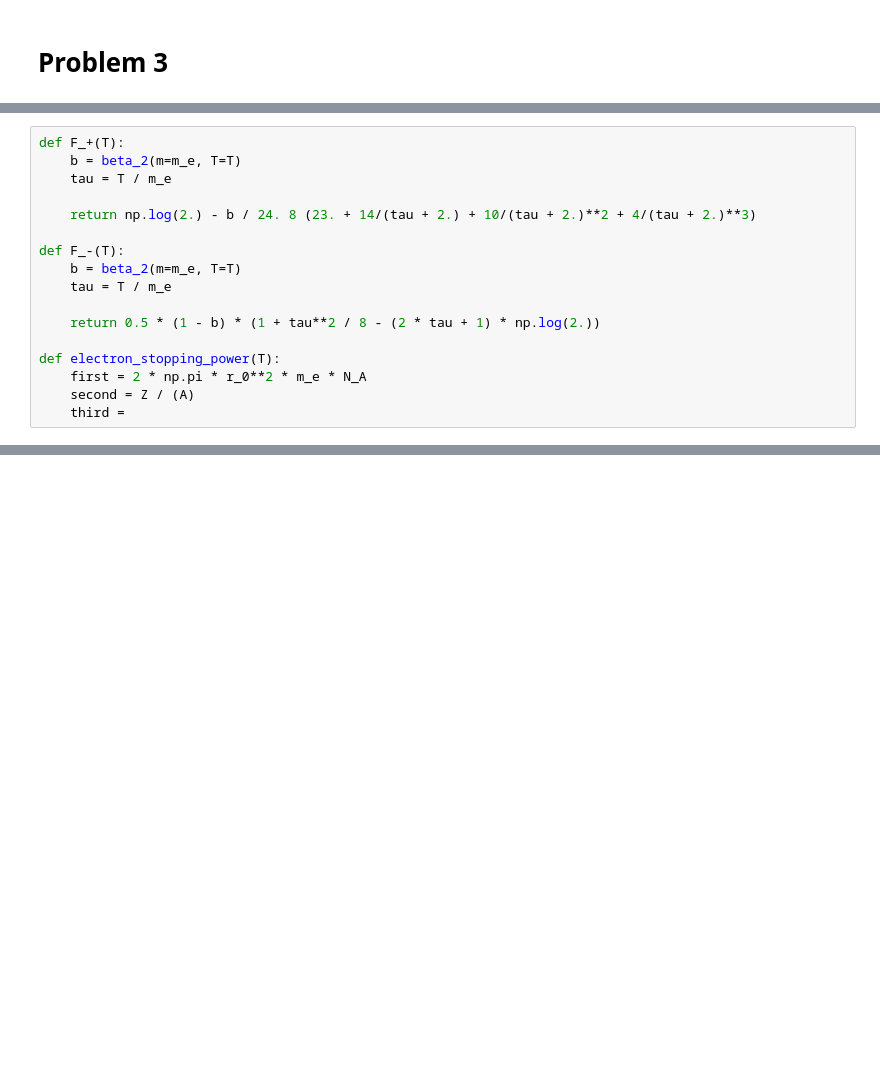
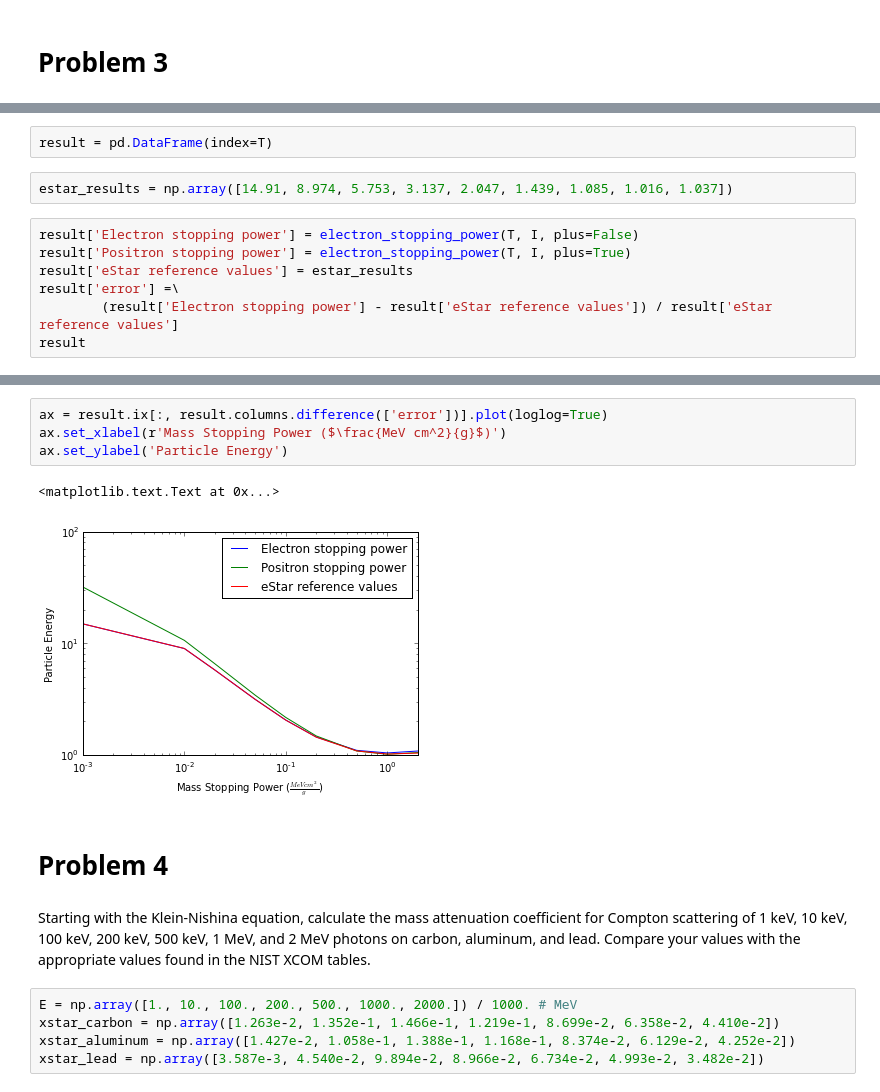
Before and after one commit to piovere/nucnotes, a Jupyter notebook: ne551/exams/NE551 Midterm #1.ipynb, the cells around one changed output, grey strips where cells are left out. Cells and saved outputs as stored; diff of their text form; blank space fills up the shorter version.

```diff
--- a/ne551/exams/NE551 Midterm #1.ipynb
+++ b/ne551/exams/NE551 Midterm #1.ipynb
@@ -200,17 +303,0 @@ from stoppingpower.utility import beta_2
-# %%
-def F_+(T):
-    b = beta_2(m=m_e, T=T)
-    tau = T / m_e
-
-    return np.log(2.) - b / 24. 8 (23. + 14/(tau + 2.) + 10/(tau + 2.)**2 + 4/(tau + 2.)**3)
-
-def F_-(T):
-    b = beta_2(m=m_e, T=T)
-    tau = T / m_e
-
-    return 0.5 * (1 - b) * (1 + tau**2 / 8 - (2 * tau + 1) * np.log(2.))
-
-def electron_stopping_power(T):
-    first = 2 * np.pi * r_0**2 * m_e * N_A
-    second = Z / (A)
-    third =
@@ -216,0 +344,11 @@ def electron_stopping_power(T):
+# %%
+result = pd.DataFrame(index=T)
+# %%
+estar_results = np.array([14.91, 8.974, 5.753, 3.137, 2.047, 1.439, 1.085, 1.016, 1.037])
+# %%
+result['Electron stopping power'] = electron_stopping_power(T, I, plus=False)
+result['Positron stopping power'] = electron_stopping_power(T, I, plus=True)
+result['eStar reference values'] = estar_results
+result['error'] =\
+        (result['Electron stopping power'] - result['eStar reference values']) / result['eStar reference values']
+result
@@ -216,0 +366,16 @@ def electron_stopping_power(T):
+# %%
+ax = result.ix[:, result.columns.difference(['error'])].plot(loglog=True)
+ax.set_xlabel(r'Mass Stopping Power ($\frac{MeV cm^2}{g}$)')
+ax.set_ylabel('Particle Energy')
+# %% [output]
+<matplotlib.text.Text at 0x...>
+[figure, added]
+# %% [markdown]
+# Problem 4 #
+# %% [markdown]
+Starting with the Klein-Nishina equation, calculate the mass attenuation coefficient for Compton scattering of 1 keV, 10 keV, 100 keV, 200 keV, 500 keV, 1 MeV, and 2 MeV photons on carbon, aluminum, and lead. Compare your values with the appropriate values found in the NIST XCOM tables.
+# %%
+E = np.array([1., 10., 100., 200., 500., 1000., 2000.]) / 1000. # MeV
+xstar_carbon = np.array([1.263e-2, 1.352e-1, 1.466e-1, 1.219e-1, 8.699e-2, 6.358e-2, 4.410e-2])
+xstar_aluminum = np.array([1.427e-2, 1.058e-1, 1.388e-1, 1.168e-1, 8.374e-2, 6.129e-2, 4.252e-2])
+xstar_lead = np.array([3.587e-3, 4.540e-2, 9.894e-2, 8.966e-2, 6.734e-2, 4.993e-2, 3.482e-2])
```
Also changed, not shown: parts of 59 cells of this notebook, 1 other file.
